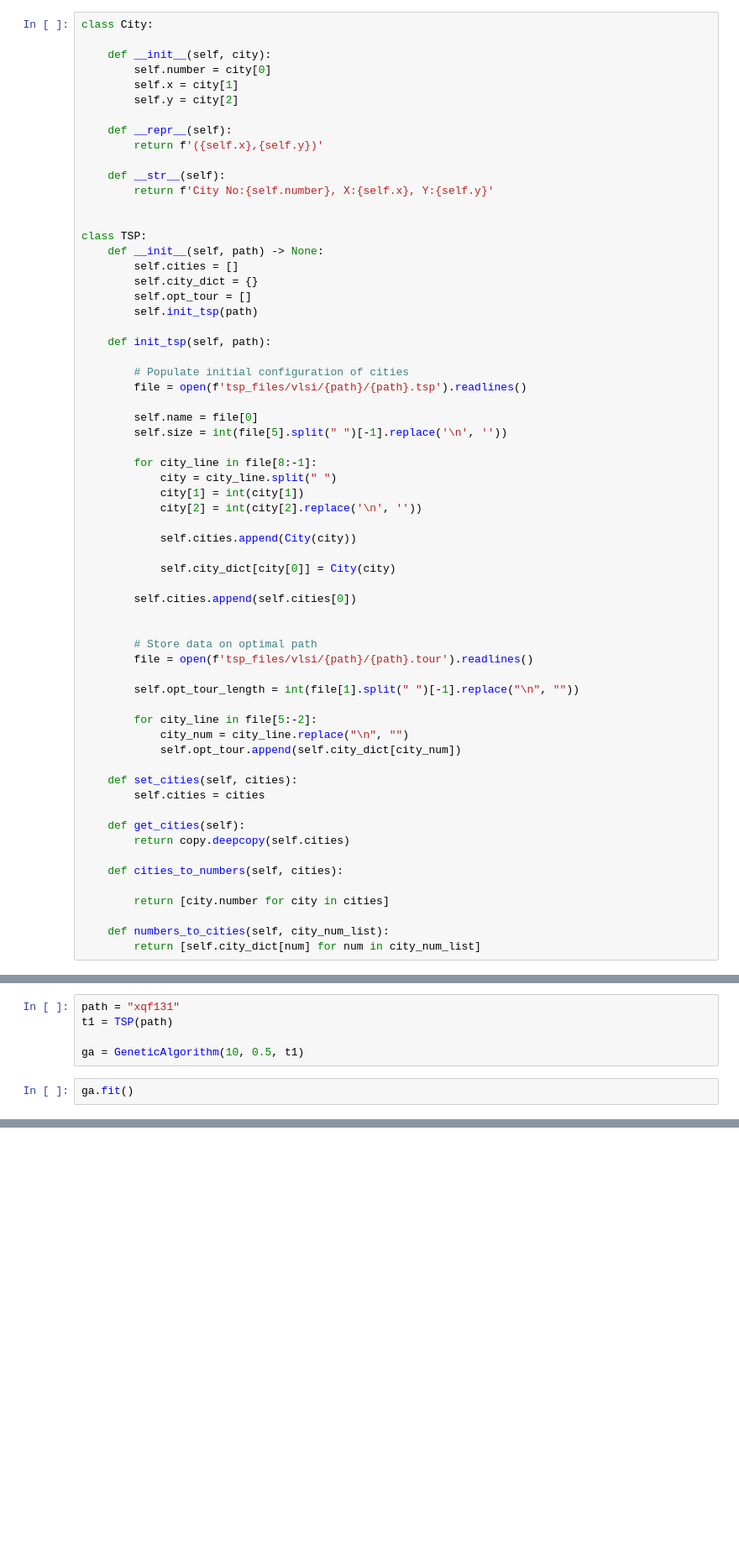
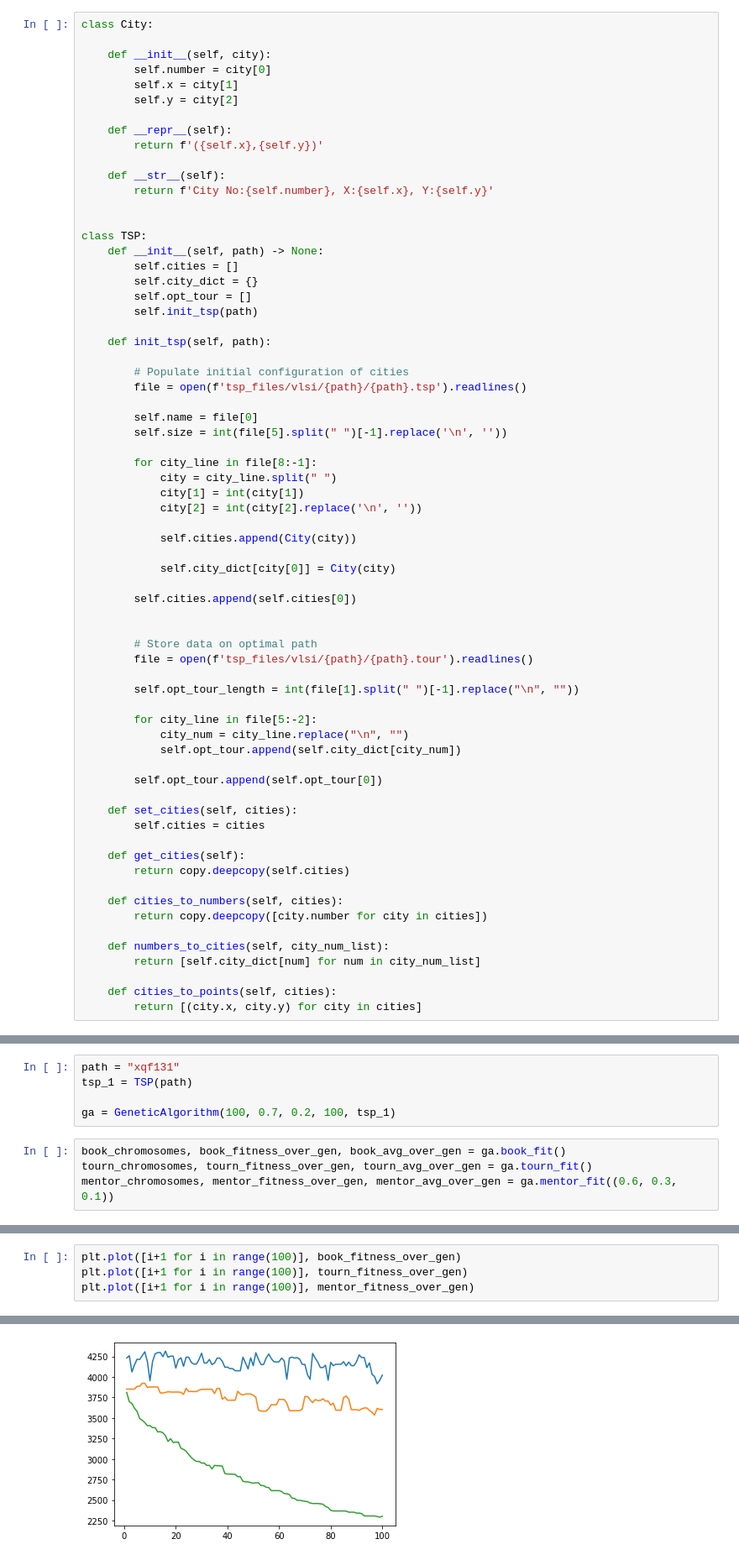
Before and after one commit to Akil313/mentor-class-ga, a Jupyter notebook: mentor-ga.ipynb, the cells around one changed output, grey strips where cells are left out. Shown: that part at 84% size. Saved outputs shown, nothing was run; the diff lists cells and outputs as text; blank space fills up the shorter version.

Commit message:
Implemented Tournament and Leveled Mentorship (Novel) approaches

```diff
--- a/mentor-ga.ipynb
+++ b/mentor-ga.ipynb
@@ -54,6 +58,8 @@ class TSP:
             city_num = city_line.replace("\n", "")
             self.opt_tour.append(self.city_dict[city_num])
 
+        self.opt_tour.append(self.opt_tour[0])
+
     def set_cities(self, cities):
         self.cities = cities
 
@@ -61,11 +67,13 @@ class TSP:
         return copy.deepcopy(self.cities)
 
     def cities_to_numbers(self, cities):
-
-        return [city.number for city in cities]
+        return copy.deepcopy([city.number for city in cities])
 
     def numbers_to_cities(self, city_num_list):
         return [self.city_dict[num] for num in city_num_list]
+
+    def cities_to_points(self, cities):
+        return [(city.x, city.y) for city in cities]
 # %%
 class Chromosome:
 
@@ -275,8 +513,10 @@ class GeneticAlgorithm:
 # %%
 path = "xqf131"
-t1 = TSP(path)
+tsp_1 = TSP(path)
 
-ga = GeneticAlgorithm(10, 0.5, t1)
+ga = GeneticAlgorithm(100, 0.7, 0.2, 100, tsp_1)
 # %%
-ga.fit()
+book_chromosomes, book_fitness_over_gen, book_avg_over_gen = ga.book_fit()
+tourn_chromosomes, tourn_fitness_over_gen, tourn_avg_over_gen = ga.tourn_fit()
+mentor_chromosomes, mentor_fitness_over_gen, mentor_avg_over_gen = ga.mentor_fit((0.6, 0.3, 0.1))
 # %% [output]
@@ -285,0 +580,5 @@ ga.fit()
+# %%
+plt.plot([i+1 for i in range(100)], book_fitness_over_gen)
+plt.plot([i+1 for i in range(100)], tourn_fitness_over_gen)
+plt.plot([i+1 for i in range(100)], mentor_fitness_over_gen)
+# %% [output]
@@ -285,0 +586 @@ ga.fit()
+[figure, added]
```
Also changed, not shown: parts of 5 cells of this notebook, 2 other files.
